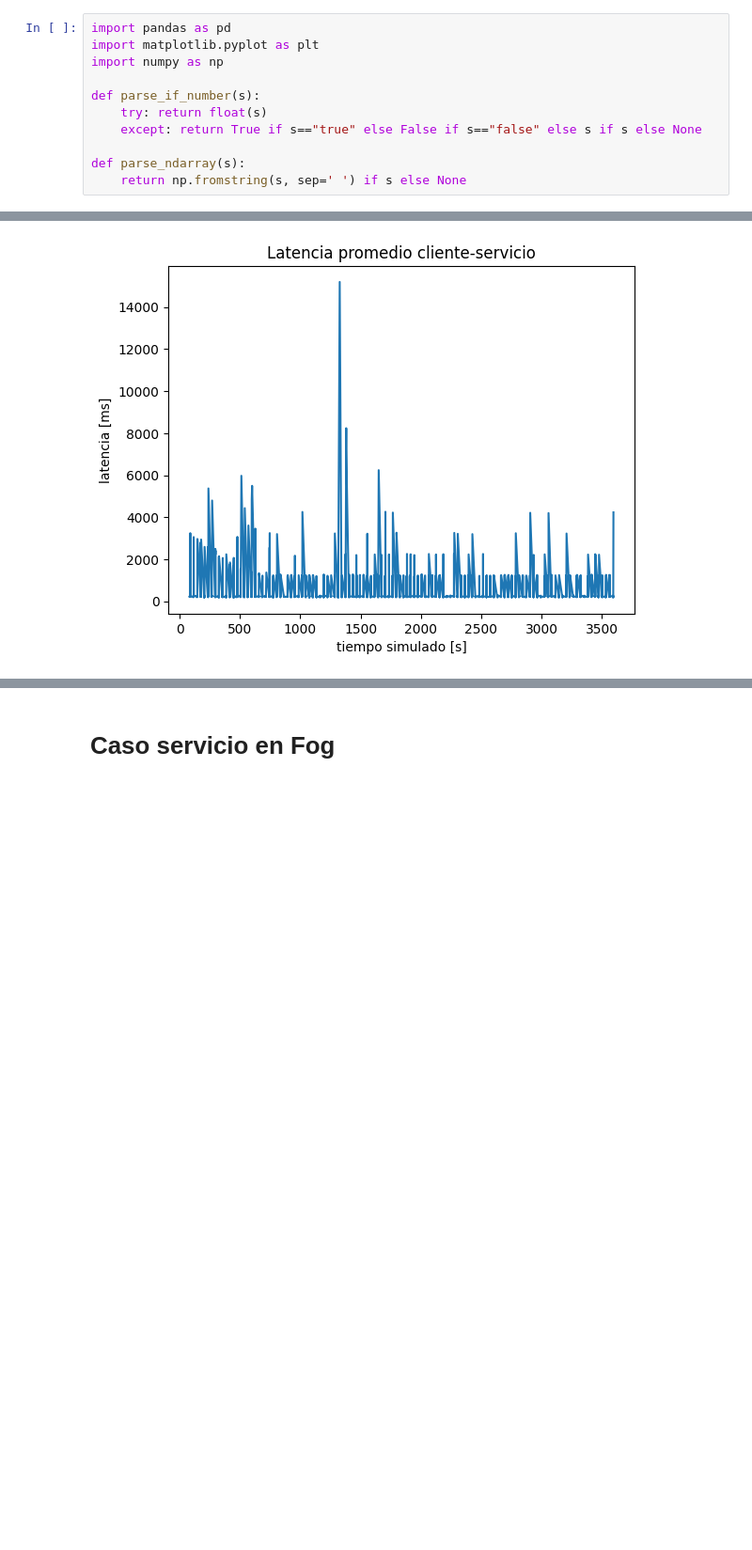
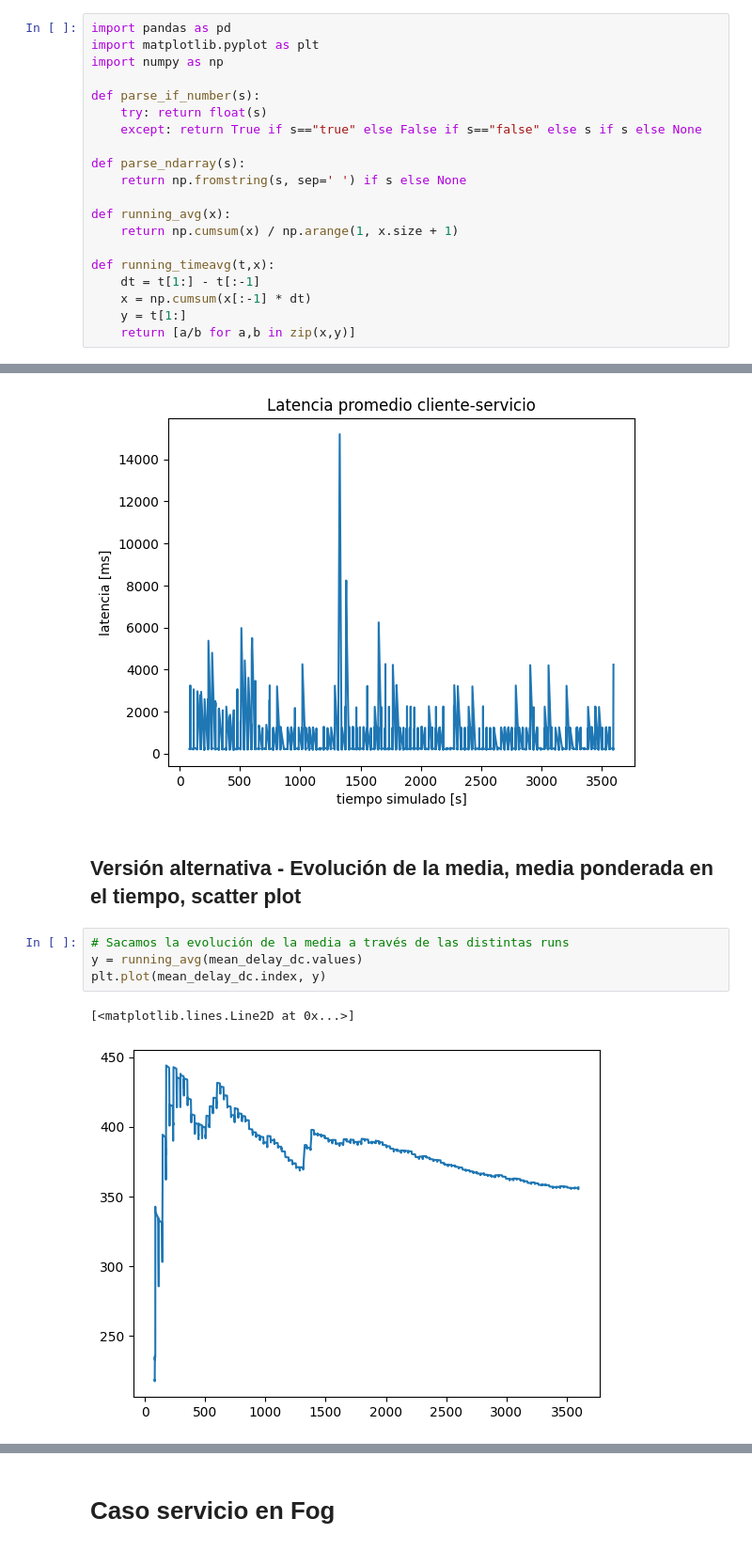
Before and after one commit to UlyssesDeAguilar/Simcan2Fog, a Jupyter notebook: simulations/EdgeScenario/analysis/graphics.ipynb, the cells around one changed output, grey strips where cells are left out. Shown: that part at 94% size. Cells and saved outputs as stored; diff of their text form; blank space fills up the shorter version.

```diff
--- a/simulations/EdgeScenario/analysis/graphics.ipynb
+++ b/simulations/EdgeScenario/analysis/graphics.ipynb
@@ -9,6 +9,15 @@ def parse_if_number(s):
 
 def parse_ndarray(s):
     return np.fromstring(s, sep=' ') if s else None
+
+def running_avg(x):
+    return np.cumsum(x) / np.arange(1, x.size + 1)
+
+def running_timeavg(t,x):
+    dt = t[1:] - t[:-1]
+    x = np.cumsum(x[:-1] * dt)
+    y = t[1:]
+    return [a/b for a,b in zip(x,y)]
 # %% [markdown]
 # Caso servicio en DC
 # %%
@@ -43,3 +51,12 @@ plt.plot(mean_delay_dc)
 plt.show()
 # %% [output]
 [figure]
+# %% [markdown]
+## Versión alternativa - Evolución de la media, media ponderada en el tiempo, scatter plot
+# %%
+# Sacamos la evolución de la media a través de las distintas runs
+y = running_avg(mean_delay_dc.values)
+plt.plot(mean_delay_dc.index, y)
+# %% [output]
+[<matplotlib.lines.Line2D at 0x...>]
+[figure, added]
```
Also changed, not shown: parts of 3 cells of this notebook, 21 other files.
